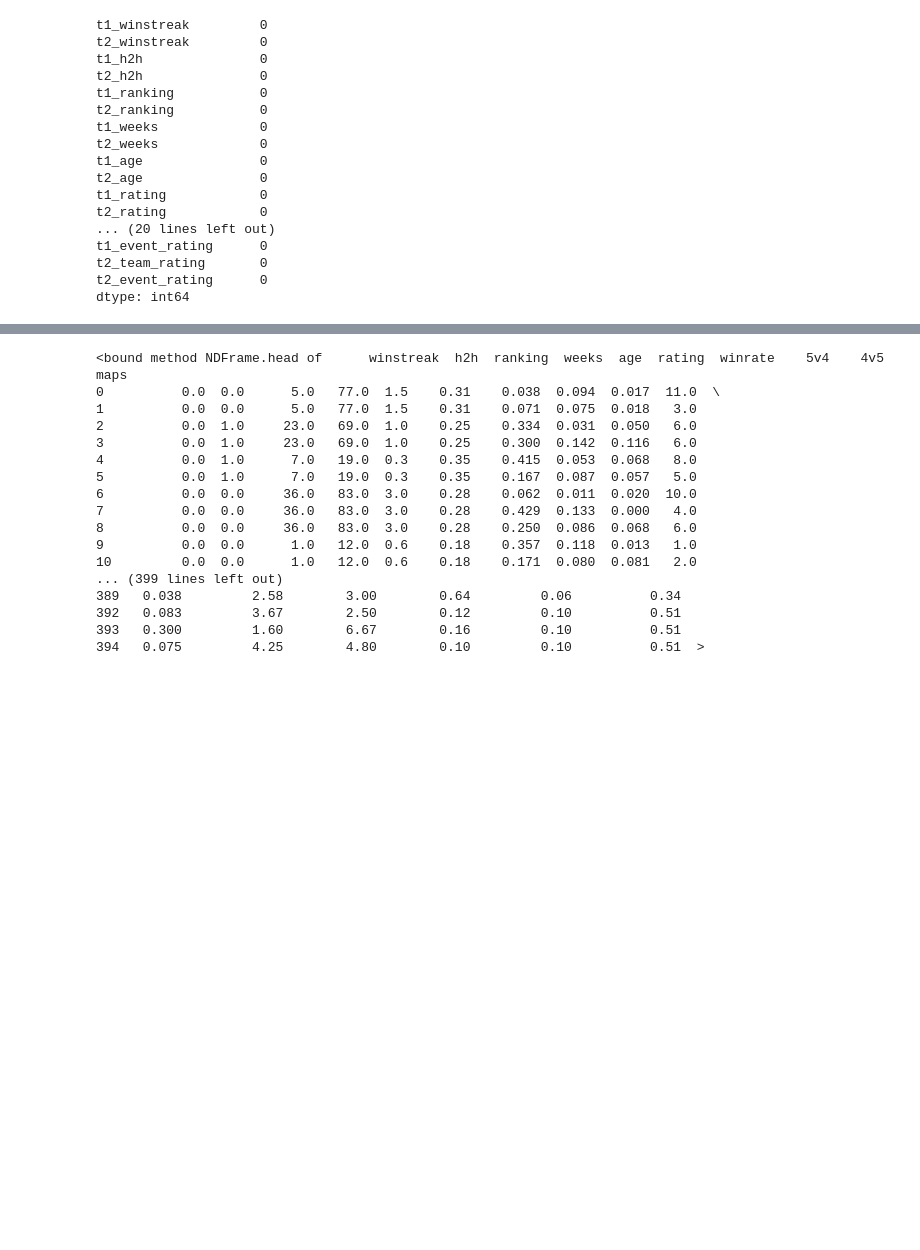
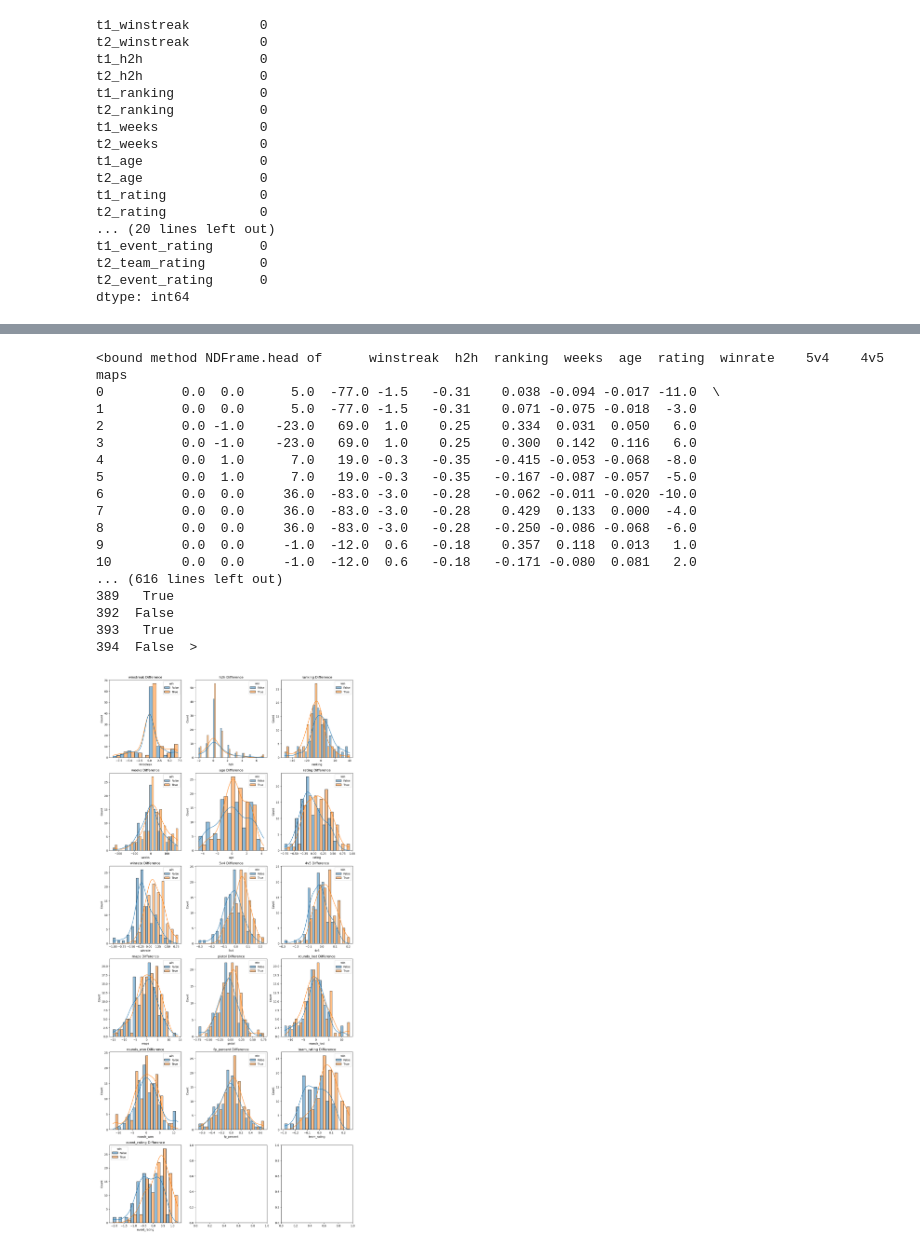
Before and after one commit to point516/cs_bot, a Jupyter notebook: data_science.ipynb, the cells around one changed output, grey strips where cells are left out. Cells and saved outputs as stored; diff of their text form; code cells hidden in the pictures; blank space fills up the shorter version.

Commit message:
Some data analytics

```diff
--- a/data_science.ipynb
+++ b/data_science.ipynb
@@ -309,28 +311,45 @@ data_columns[:22]
 da = pd.DataFrame()
 
 for index in range(0,22,2):
-    da[data_columns[index][3:]] = abs(df[data_columns[index]]-df[data_columns[index+1]])
+    da[data_columns[index][3:]] = df.loc[:,data_columns[index]]-df.loc[:,data_columns[index+1]]
 for index in range(22,25):
-    da[data_columns[index][3:]] = abs(df[data_columns[index]]-df[data_columns[index+3]])
+    da[data_columns[index][3:]] = df.loc[:,data_columns[index]]-df.loc[:,data_columns[index+3]]
 for index in range(28,30):
-    da[data_columns[index][3:]] = abs(df[data_columns[index]]-df[data_columns[index+2]])
+    da[data_columns[index][3:]] = df.loc[:,data_columns[index]]-df.loc[:,data_columns[index+2]]
+da['win'] = df.loc[:,'win']
 
 da.head
 # %% [output]
 <bound method NDFrame.head of      winstreak  h2h  ranking  weeks  age  rating  winrate    5v4    4v5  maps
-0          0.0  0.0      5.0   77.0  1.5    0.31    0.038  0.094  0.017  11.0  \
-1          0.0  0.0      5.0   77.0  1.5    0.31    0.071  0.075  0.018   3.0
-2          0.0  1.0     23.0   69.0  1.0    0.25    0.334  0.031  0.050   6.0
-3          0.0  1.0     23.0   69.0  1.0    0.25    0.300  0.142  0.116   6.0
-4          0.0  1.0      7.0   19.0  0.3    0.35    0.415  0.053  0.068   8.0
-5          0.0  1.0      7.0   19.0  0.3    0.35    0.167  0.087  0.057   5.0
-6          0.0  0.0     36.0   83.0  3.0    0.28    0.062  0.011  0.020  10.0
-7          0.0  0.0     36.0   83.0  3.0    0.28    0.429  0.133  0.000   4.0
-8          0.0  0.0     36.0   83.0  3.0    0.28    0.250  0.086  0.068   6.0
-9          0.0  0.0      1.0   12.0  0.6    0.18    0.357  0.118  0.013   1.0
-10         0.0  0.0      1.0   12.0  0.6    0.18    0.171  0.080  0.081   2.0
-... (399 lines left out)
-389   0.038         2.58        3.00        0.64         0.06          0.34
-392   0.083         3.67        2.50        0.12         0.10          0.51
-393   0.300         1.60        6.67        0.16         0.10          0.51
-394   0.075         4.25        4.80        0.10         0.10          0.51  >
+0          0.0  0.0      5.0  -77.0 -1.5   -0.31    0.038 -0.094 -0.017 -11.0  \
+1          0.0  0.0      5.0  -77.0 -1.5   -0.31    0.071 -0.075 -0.018  -3.0
+2          0.0 -1.0    -23.0   69.0  1.0    0.25    0.334  0.031  0.050   6.0
+3          0.0 -1.0    -23.0   69.0  1.0    0.25    0.300  0.142  0.116   6.0
+4          0.0  1.0      7.0   19.0 -0.3   -0.35   -0.415 -0.053 -0.068  -8.0
+5          0.0  1.0      7.0   19.0 -0.3   -0.35   -0.167 -0.087 -0.057  -5.0
+6          0.0  0.0     36.0  -83.0 -3.0   -0.28   -0.062 -0.011 -0.020 -10.0
+7          0.0  0.0     36.0  -83.0 -3.0   -0.28    0.429  0.133  0.000  -4.0
+8          0.0  0.0     36.0  -83.0 -3.0   -0.28   -0.250 -0.086 -0.068  -6.0
+9          0.0  0.0     -1.0  -12.0  0.6   -0.18    0.357  0.118  0.013   1.0
+10         0.0  0.0     -1.0  -12.0  0.6   -0.18   -0.171 -0.080  0.081   2.0
+... (616 lines left out)
+389   True
+392  False
+393   True
+394  False  >
+# %%
+num_cols = 3
+num_rows = math.ceil(len(da.columns)/num_cols)
+
+# Create subplots
+fig, axes = plt.subplots(num_rows, num_cols, figsize=(16, 6*num_rows))
+
+index = 0
+for row in range(axes.shape[0]):
+    for col in range(axes.shape[1]):
+        if index < len(da.columns)-1:
+            sns.histplot(x = da.columns[index], hue='win', data = da, ax = axes[row,col], kde=True, multiple='dodge')
+            axes[row,col].set_title(f'{da.columns[index]} Difference')
+            index += 1
+# %% [output]
+[figure, added]
```
Also changed, not shown: parts of 7 cells of this notebook.
